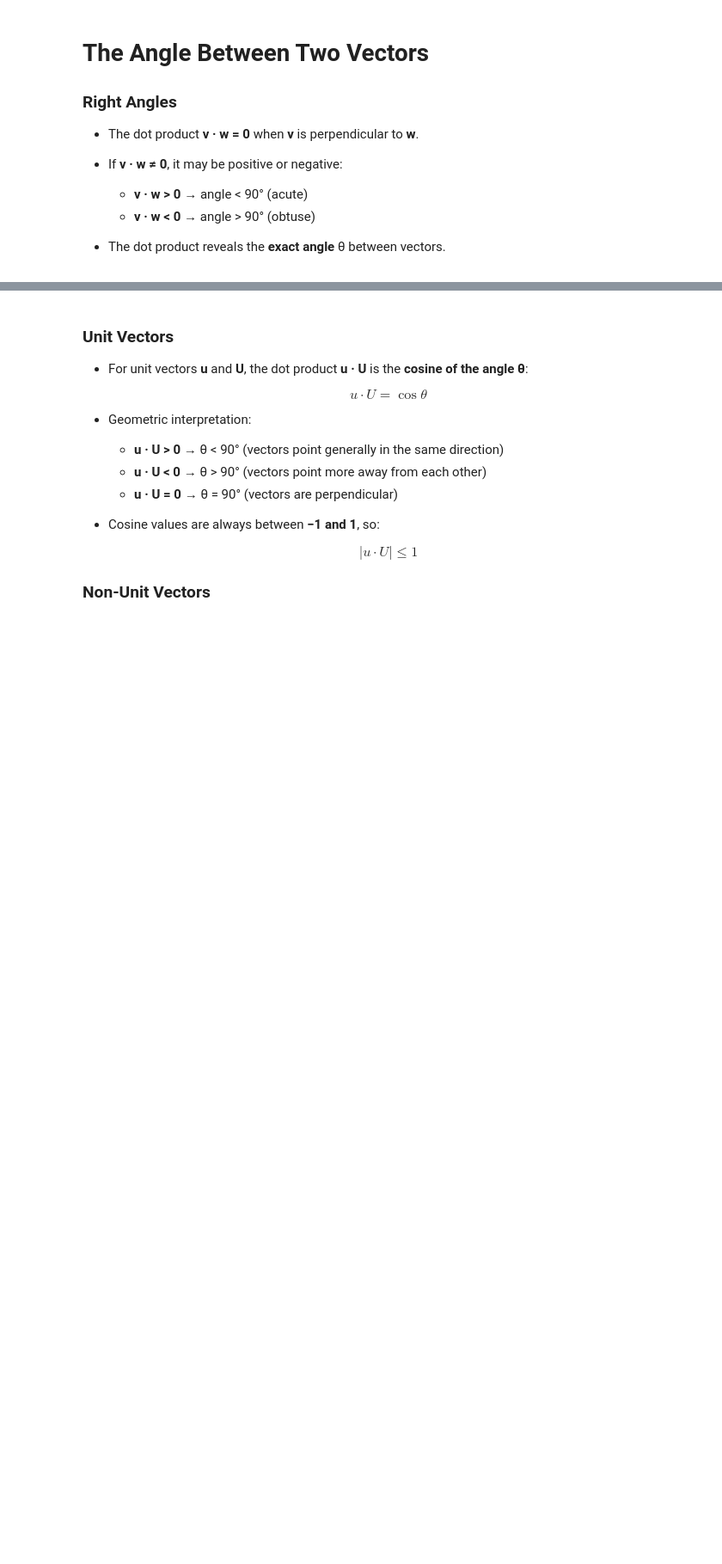
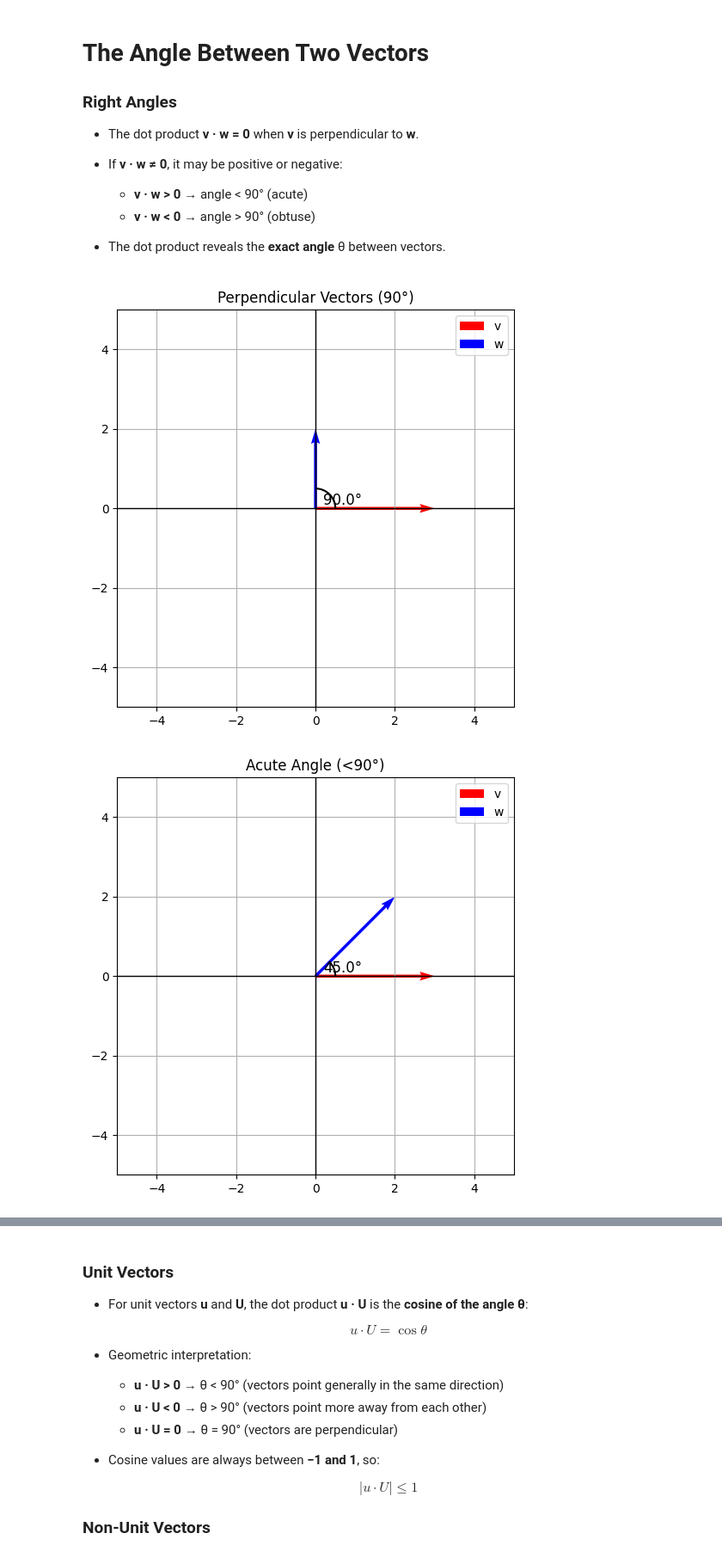
Before and after one commit to kiyoNdux/one-month-ml-sprint, a Jupyter notebook: week_1/day_1/1.2_lengths_and_dot_products.ipynb, the cells around one changed output, grey strips where cells are left out. Shown: that part at 86% size. Saved outputs shown, nothing was run; the diff lists cells and outputs as text; code cells hidden in the pictures; blank space fills up the shorter version.

Commit message:
feat: visualization

```diff
--- a/week_1/day_1/1.2_lengths_and_dot_products.ipynb
+++ b/week_1/day_1/1.2_lengths_and_dot_products.ipynb
@@ -122,3 +122,52 @@ unit_vector(v)
   - **v · w < 0** → angle > 90° (obtuse)
 
 - The dot product reveals the **exact angle** θ between vectors.
+# %%
+import matplotlib.pyplot as plt
+import numpy as np
+
+def plot_vectors(v, w, title=""):
+    origin = np.array([0, 0])
+
+    plt.figure(figsize=(6,6))
+
+    # Plot vectors
+    plt.quiver(*origin, *v, angles='xy', scale_units='xy', scale=1, color='r', label='v')
+    plt.quiver(*origin, *w, angles='xy', scale_units='xy', scale=1, color='b', label='w')
+
+    # Draw angle arc
+    from matplotlib.patches import Arc
+    angle = np.degrees(np.arccos(np.dot(v, w)/(np.linalg.norm(v)*np.linalg.norm(w))))
+    arc = Arc((0,0), 1.0, 1.0, theta1=0, theta2=angle, color='k', lw=1.5)
+    plt.gca().add_patch(arc)
+    plt.text(0.2, 0.1, f"{angle:.1f}°", fontsize=12)
+
+    # Plot settings
+    plt.xlim(-5, 5)
+    plt.ylim(-5, 5)
+    plt.grid(True)
+    plt.axhline(0, color='black', lw=1)
+    plt.axvline(0, color='black', lw=1)
+    plt.legend()
+    plt.title(title)
+    plt.gca().set_aspect('equal')
+    plt.show()
+
+
+# Perpendicular vectors (right angle)
+v1 = np.array([3, 0])
+w1 = np.array([0, 2])
+plot_vectors(v1, w1, title="Perpendicular Vectors (90°)")
+
+# Acute angle
+v2 = np.array([3, 0])
+w2 = np.array([2, 2])
+plot_vectors(v2, w2, title="Acute Angle (<90°)")
+
+# Obtuse angle
+v3 = np.array([3, 0])
+w3 = np.array([-2, 2])
+plot_vectors(v3, w3, title="Obtuse Angle (>90°)")
+# %% [output]
+[figure, added]
+[figure, added]
```
Also changed, not shown: parts of 3 cells of this notebook.
